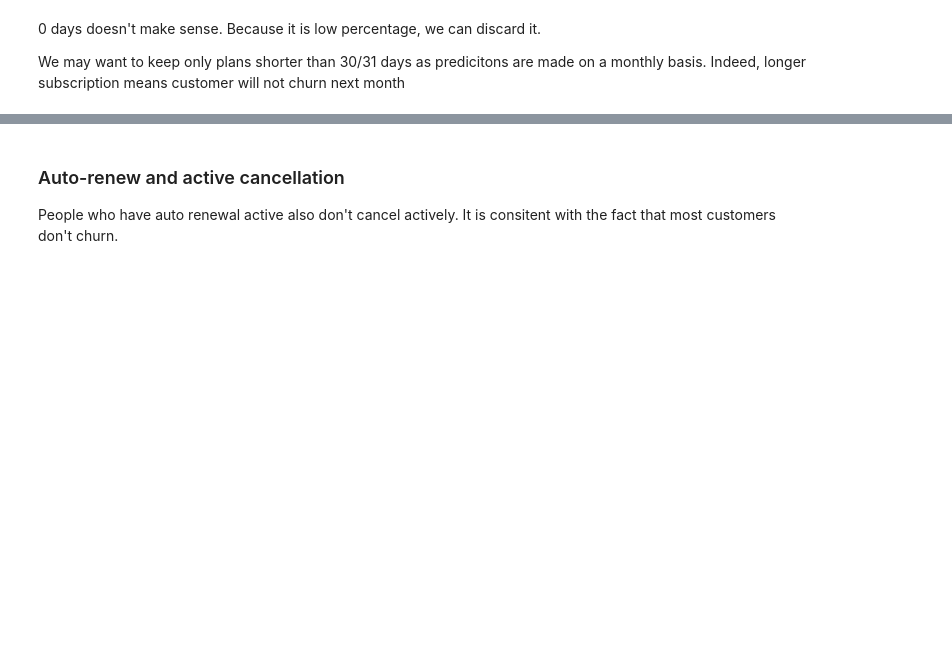
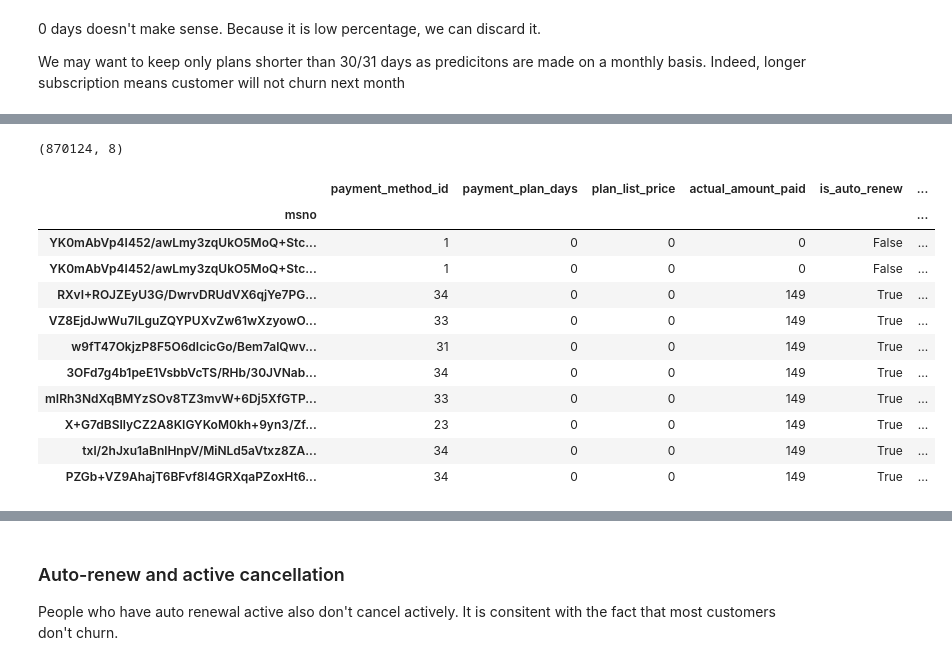
Before and after one commit to cedricherman/Churn_Prediction_KKBOX, a Jupyter notebook: notebooks/KKBOX_Data_Exploration_Transactions.ipynb, the cells around one changed output, grey strips where cells are left out. Drawn from its saved outputs; the diff is of its cells as text; code cells hidden in the pictures; blank space fills up the shorter version.

```diff
--- a/notebooks/KKBOX_Data_Exploration_Transactions.ipynb
+++ b/notebooks/KKBOX_Data_Exploration_Transactions.ipynb
@@ -251,0 +161,25 @@ plot_bar(df_transac, ['payment_plan_days'])
+# %%
+# select rows where payment plan days are zero
+df_zero_day = df_transac[df_transac.payment_plan_days == 0]
+# %%
+df_zero_day.shape
+# %% [output]
+(870124, 8)
+# %%
+# sort by transaction date in ascending order
+df_zero_day = df_zero_day.sort_values('transaction_date')
+# %%
+df_zero_day.head(10)
+# %% [output]
+|  | payment_method_id | payment_plan_days | plan_list_price | actual_amount_paid | is_auto_renew | ... |
+| msno |  |  |  |  |  | ... |
+| YK0mAbVp4I452/awLmy3zqUkO5MoQ+Stc... | 1 | 0 | 0 | 0 | False | ... |
+| YK0mAbVp4I452/awLmy3zqUkO5MoQ+Stc... | 1 | 0 | 0 | 0 | False | ... |
+| RXvI+ROJZEyU3G/DwrvDRUdVX6qjYe7PG... | 34 | 0 | 0 | 149 | True | ... |
+| VZ8EjdJwWu7ILguZQYPUXvZw61wXzyowO... | 33 | 0 | 0 | 149 | True | ... |
+| w9fT47OkjzP8F5O6dIcicGo/Bem7alQwv... | 31 | 0 | 0 | 149 | True | ... |
+| 3OFd7g4b1peE1VsbbVcTS/RHb/30JVNab... | 34 | 0 | 0 | 149 | True | ... |
+| mIRh3NdXqBMYzSOv8TZ3mvW+6Dj5XfGTP... | 33 | 0 | 0 | 149 | True | ... |
+| X+G7dBSIlyCZ2A8KIGYKoM0kh+9yn3/Zf... | 23 | 0 | 0 | 149 | True | ... |
+| txl/2hJxu1aBnlHnpV/MiNLd5aVtxz8ZA... | 34 | 0 | 0 | 149 | True | ... |
+| PZGb+VZ9AhajT6BFvf8l4GRXqaPZoxHt6... | 34 | 0 | 0 | 149 | True | ... |
```
Also changed, not shown: parts of 45 cells of this notebook.
